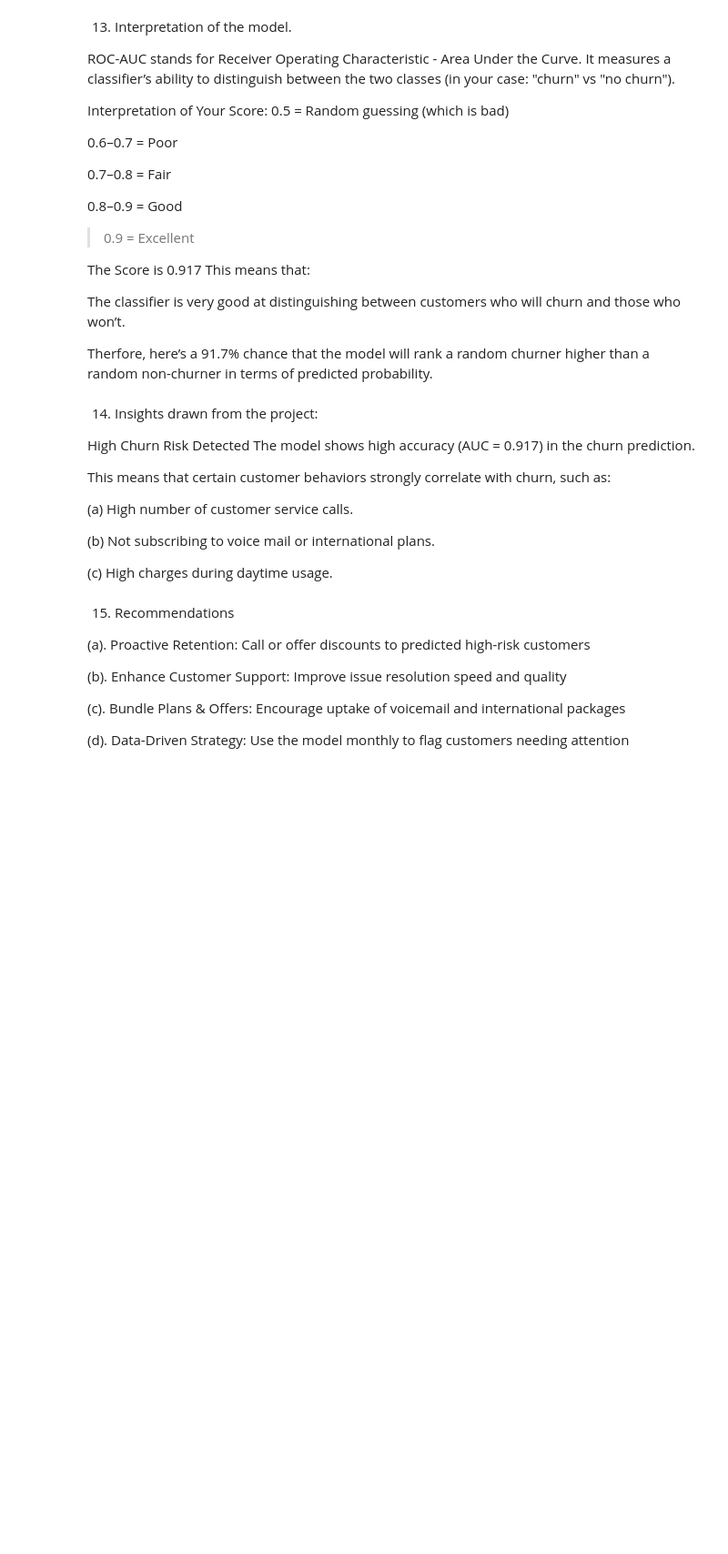
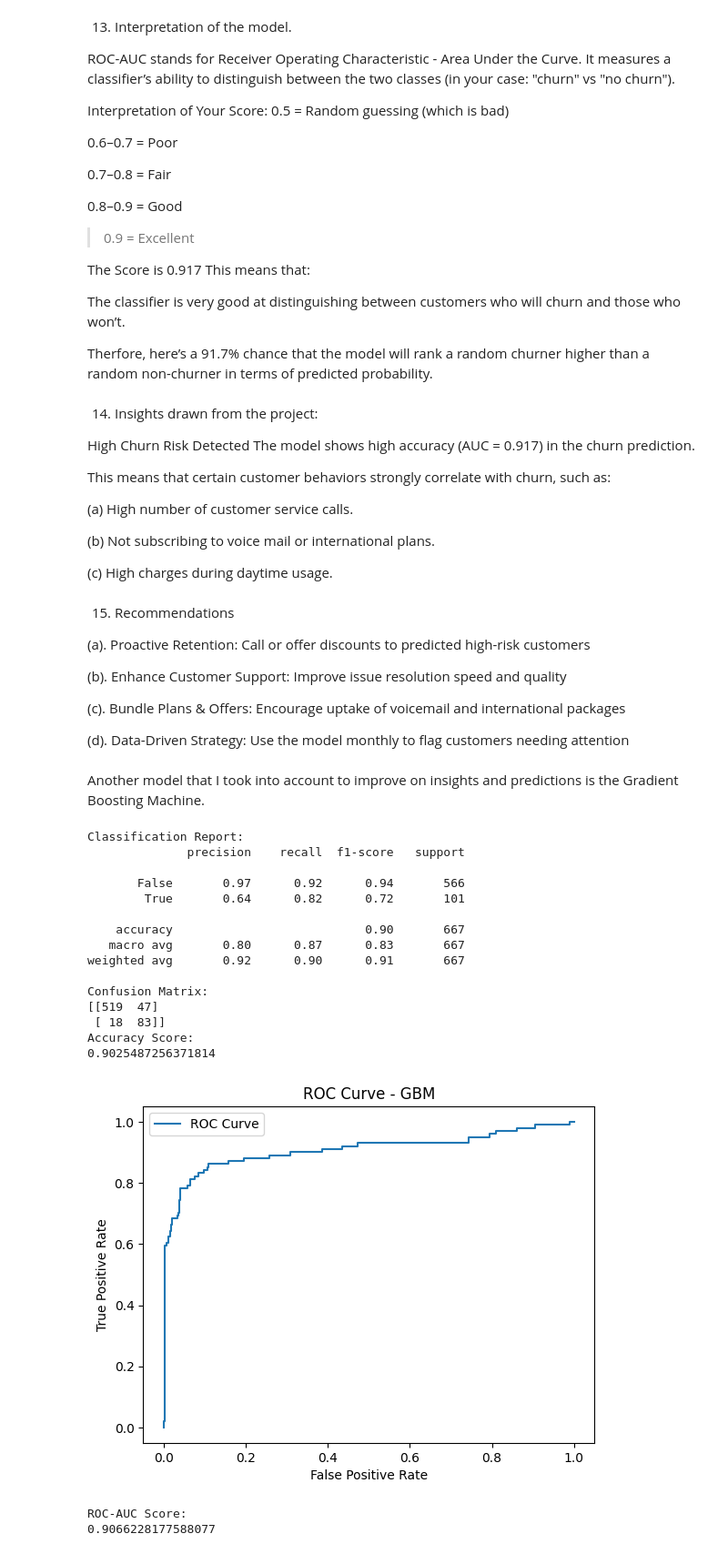
Before and after one commit to Kelvin-Shilisia/syriatel-churn-classifier, a Jupyter notebook: syriatel-churn-classifier.ipynb, the cells around one changed output. Shown at 91% size. Saved outputs shown, nothing was run; the diff lists cells and outputs as text; code cells hidden in the pictures; blank space fills up the shorter version.

Commit message:
2nd Model and tuning

```diff
--- a/syriatel-churn-classifier.ipynb
+++ b/syriatel-churn-classifier.ipynb
@@ -410,3 +410,68 @@ Encourage uptake of voicemail and international packages
 
 (d). Data-Driven Strategy:
 Use the model monthly to flag customers needing attention
+# %% [markdown]
+Another model that I took into account to improve on insights and predictions is the Gradient Boosting Machine.
+# %%
+from sklearn.ensemble import GradientBoostingClassifier
+from sklearn.metrics import classification_report, confusion_matrix, accuracy_score, roc_curve, roc_auc_score
+import matplotlib.pyplot as plt
+import pandas as pd
+
+# Dropping of non-numeric columns because they are not useful for modeling
+X_test_processed = X_test.drop(['state', 'phone number'], axis=1)
+
+# Conversion of categorical columns to numeric using one-hot encoding
+X_test_processed = pd.get_dummies(X_test_processed, columns=['international plan', 'voice mail plan'], drop_first=True)
+
+# Ensuring that the columns in X_test_processed match those in X_train_resampled
+X_test_processed = X_test_processed.reindex(columns=X_train_resampled.columns, fill_value=0)
+
+# === Train the Gradient Boosting Model ===
+gbm_classifier = GradientBoostingClassifier(random_state=42)
+gbm_classifier.fit(X_train_resampled, y_train_resampled)
+
+# Making predictions on the processed test data
+y_pred = gbm_classifier.predict(X_test_processed)
+
+# Evaluation of the model
+print("Classification Report:")
+print(classification_report(y_test, y_pred))
+
+print("Confusion Matrix:")
+print(confusion_matrix(y_test, y_pred))
+
+print("Accuracy Score:")
+print(accuracy_score(y_test, y_pred))
+
+# Plotting the ROC Curve
+y_pred_proba = gbm_classifier.predict_proba(X_test_processed)[:, 1]
+fpr, tpr, thresholds = roc_curve(y_test, y_pred_proba)
+plt.plot(fpr, tpr, label="ROC Curve")
+plt.xlabel("False Positive Rate")
+plt.ylabel("True Positive Rate")
+plt.title("ROC Curve - GBM")
+plt.legend()
+plt.show()
+
+print("ROC-AUC Score:")
+print(roc_auc_score(y_test, y_pred_proba))
+# %% [output]
+Classification Report:
+              precision    recall  f1-score   support
+
+       False       0.97      0.92      0.94       566
+        True       0.64      0.82      0.72       101
+
+    accuracy                           0.90       667
+   macro avg       0.80      0.87      0.83       667
+weighted avg       0.92      0.90      0.91       667
+
+Confusion Matrix:
+[[519  47]
+ [ 18  83]]
+Accuracy Score:
+0.9025487256371814
+[figure, added]
+ROC-AUC Score:
+0.9066228177588077
```
Also changed, not shown: parts of 4 cells of this notebook, 1 other file.
